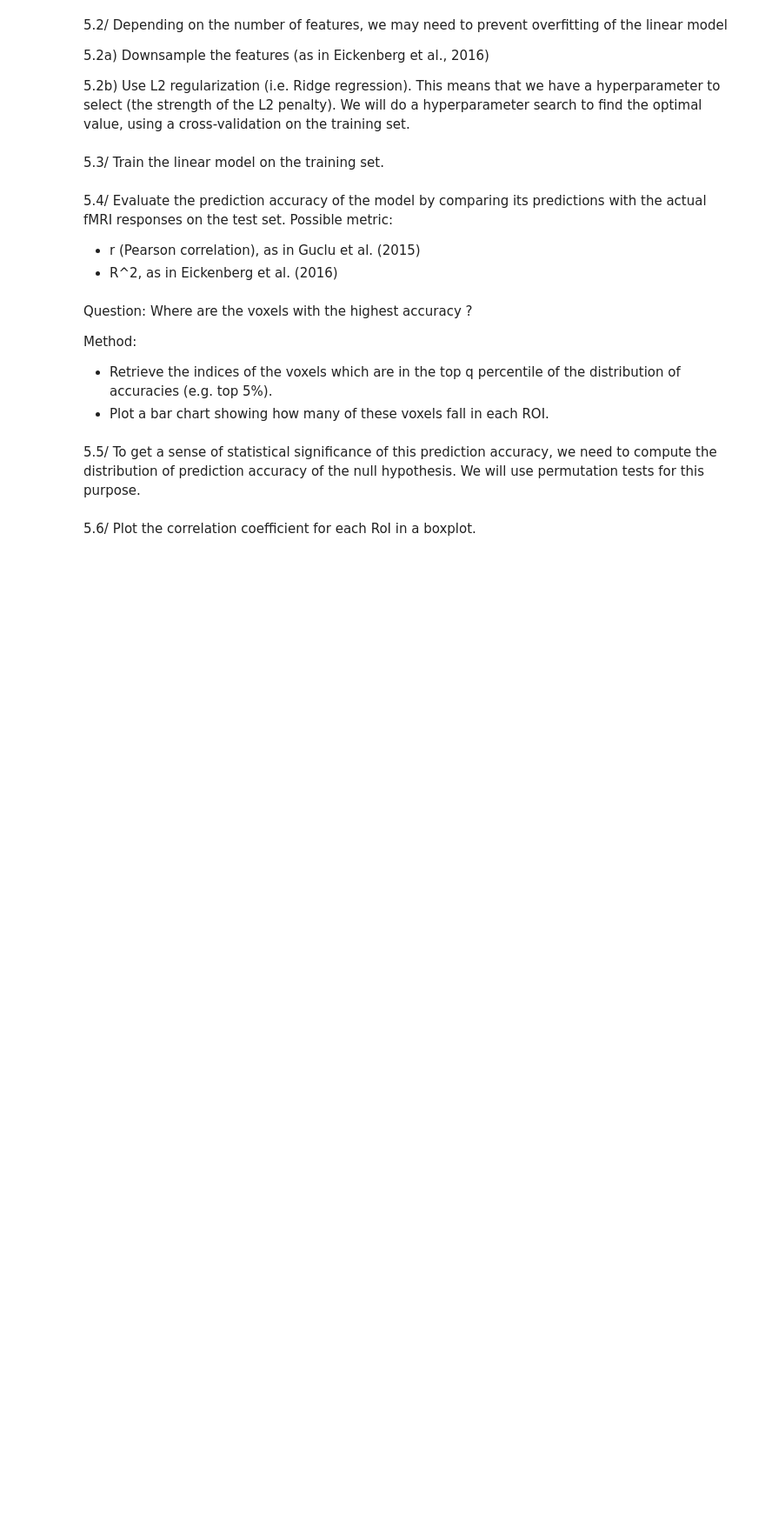
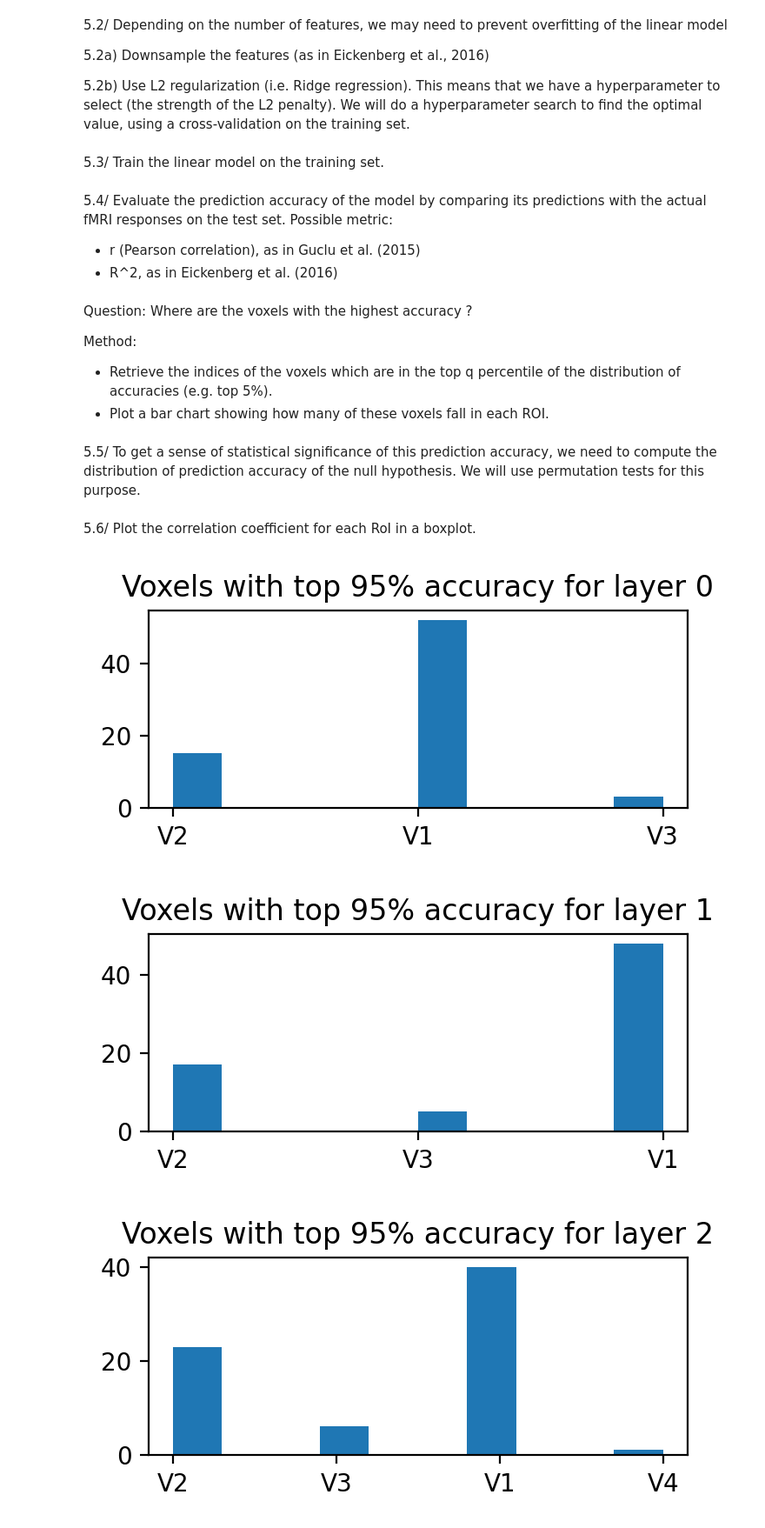
Before and after one commit to cedricfoucault/NMA-DL2021_deepfMRI, a Jupyter notebook: build_encoding_model.ipynb, the cells around one changed output. Shown at 87% size. Saved outputs shown, nothing was run; the diff lists cells and outputs as text; code cells hidden in the pictures; blank space fills up the shorter version.

```diff
--- a/build_encoding_model.ipynb
+++ b/build_encoding_model.ipynb
@@ -1494,3 +503,26 @@ Method:
 5.5/ To get a sense of statistical significance of this prediction accuracy, we need to compute the distribution of prediction accuracy of the null hypothesis. We will use permutation tests for this purpose.
 # %% [markdown]
 5.6/ Plot the correlation coefficient for each RoI in a boxplot.
+# %%
+# Histogram of top 95% accuracies across voxels and accuracy per ROI for each layer
+
+for i in range(len(corr_coeffs_test_by_layer)):
+  corr_coeffs_test = corr_coeffs_test_by_layer[i]
+  # Retrieve the indices of the voxels which are in the top q percentile of the distribution of accuracies
+  threshold_percentile = 95
+  threshold_corr_coeff = scipy.stats.scoreatpercentile(corr_coeffs_test, threshold_percentile) #TBD: REMOVE THIS BECAUSE WE HAVE ALREADY SELECTED THE VOXELS
+  indices = np.arange(len(corr_coeffs_test))
+  indices_above_threshold = indices[corr_coeffs_test > threshold_corr_coeff]
+  # print(corr_coeffs_test[indices_above_threshold])
+
+  roi_names_of_voxels_above_threshold = roi_names_per_voxel_index[indices_above_threshold]
+
+  # Plot results by ROI
+  fig = plt.figure(figsize=(4,1.5), dpi=200)
+  ax = fig.gca()
+  ax.hist(roi_names_of_voxels_above_threshold)
+  ax.set_title(f"Voxels with top {threshold_percentile}% accuracy for layer {i}")
+# %% [output]
+[figure, added]
+[figure, added]
+[figure, added]
```
Also changed, not shown: parts of 17 cells of this notebook.
